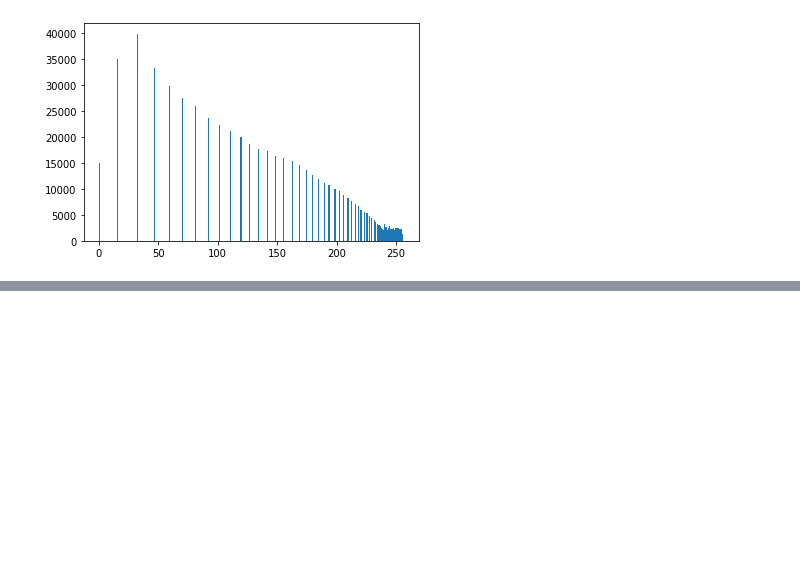
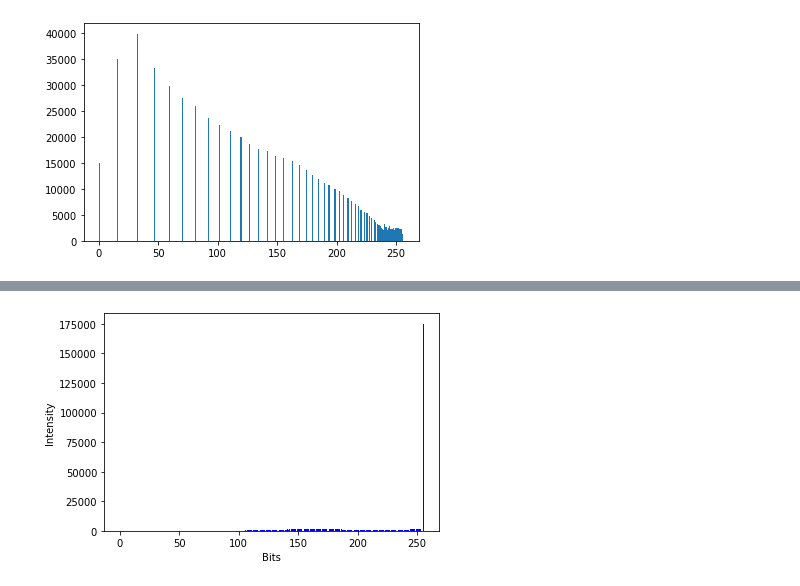
Before and after one commit to JazmynFuller/ImageProcessing, a Jupyter notebook: ImageProcessingHW2.ipynb, the cells around one changed output, grey strips where cells are left out. Saved outputs shown, nothing was run; the diff lists cells and outputs as text; code cells hidden in the pictures; blank space fills up the shorter version.

```diff
--- a/ImageProcessingHW2.ipynb
+++ b/ImageProcessingHW2.ipynb
@@ -83,0 +144,4 @@ plt.show()
+# %%
+manualHist(convolution_for_w2)
+# %% [output]
+[figure, added]
```
Also changed, not shown: parts of 13 cells of this notebook, 3 other files.
